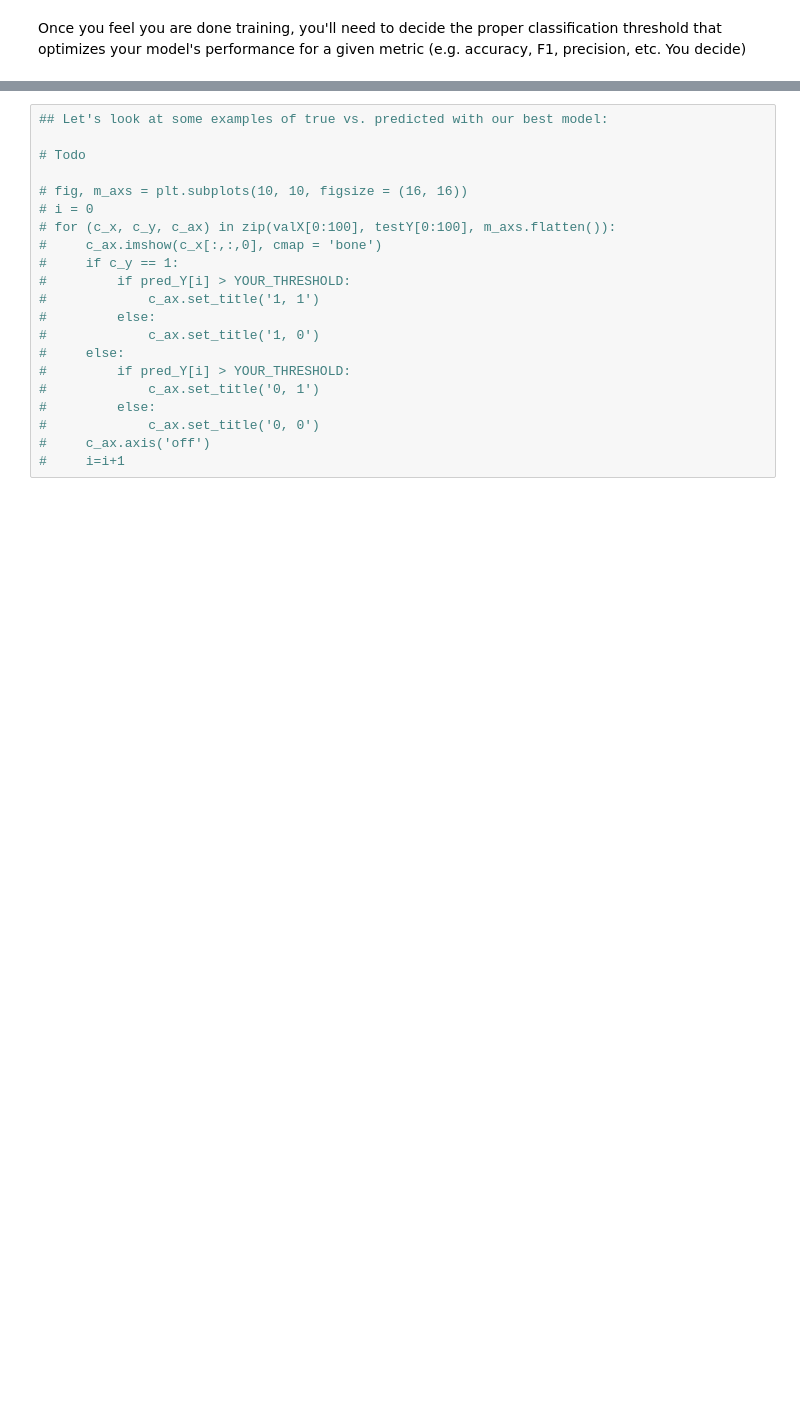
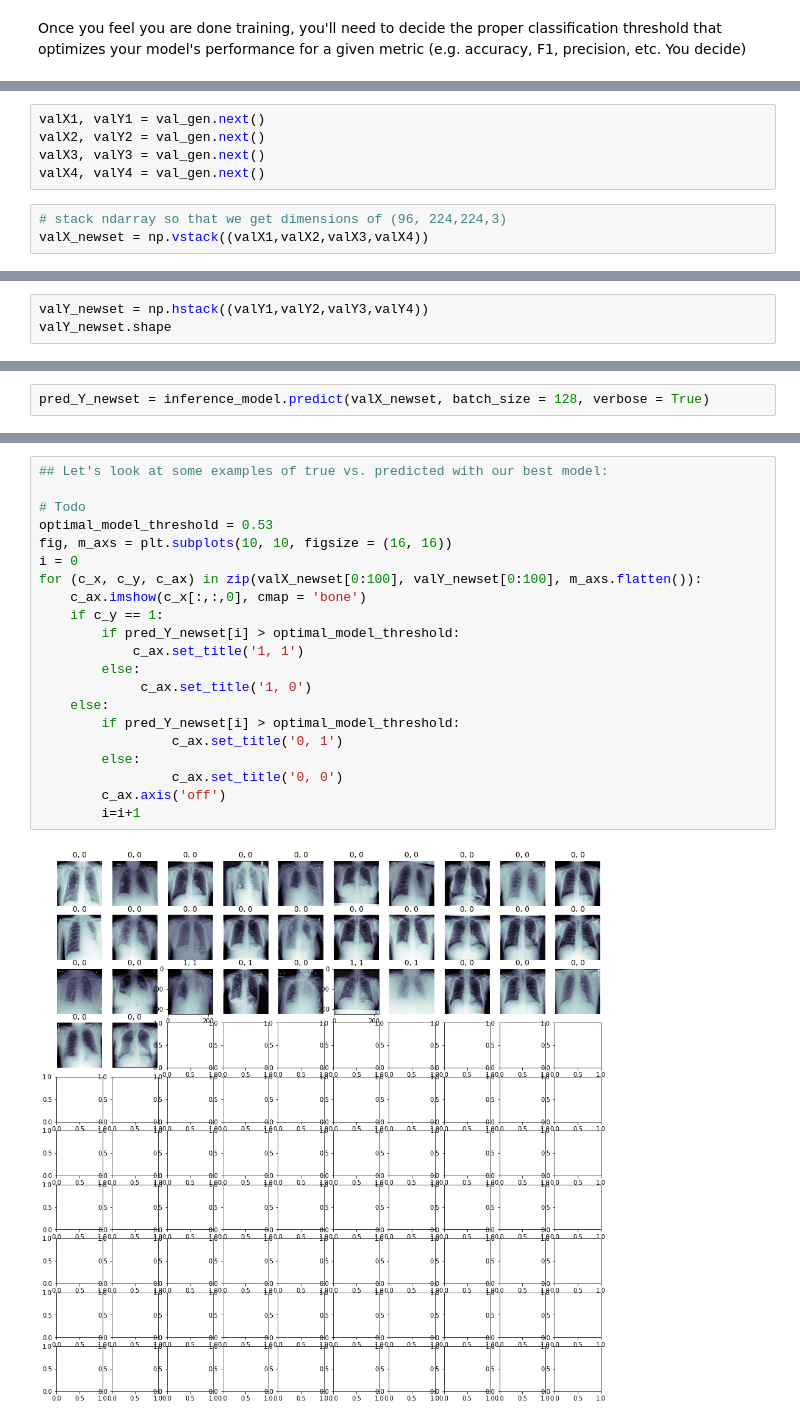
Before and after one commit to mneela/Udacity-Pneumonia-Classification, a Jupyter notebook: Build and train model.ipynb, the cells around one changed output, grey strips where cells are left out. Drawn from its saved outputs; the diff is of its cells as text; blank space fills up the shorter version.

```diff
--- a/Build and train model.ipynb
+++ b/Build and train model.ipynb
@@ -613,0 +696,8 @@ Once you feel you are done training, you'll need to decide the proper classifica
+# %%
+valX1, valY1 = val_gen.next()
+valX2, valY2 = val_gen.next()
+valX3, valY3 = val_gen.next()
+valX4, valY4 = val_gen.next()
+# %%
+# stack ndarray so that we get dimensions of (96, 224,224,3)
+valX_newset = np.vstack((valX1,valX2,valX3,valX4))
@@ -613,0 +708,3 @@ Once you feel you are done training, you'll need to decide the proper classifica
+# %%
+valY_newset = np.hstack((valY1,valY2,valY3,valY4))
+valY_newset.shape
@@ -613,0 +713,2 @@ Once you feel you are done training, you'll need to decide the proper classifica
+# %%
+pred_Y_newset = inference_model.predict(valX_newset, batch_size = 128, verbose = True)
@@ -614,24 +717,26 @@ Once you feel you are done training, you'll need to decide the proper classifica
 # %%
 ## Let's look at some examples of true vs. predicted with our best model:
 
 # Todo
-
-# fig, m_axs = plt.subplots(10, 10, figsize = (16, 16))
-# i = 0
-# for (c_x, c_y, c_ax) in zip(valX[0:100], testY[0:100], m_axs.flatten()):
-#     c_ax.imshow(c_x[:,:,0], cmap = 'bone')
-#     if c_y == 1:
-#         if pred_Y[i] > YOUR_THRESHOLD:
-#             c_ax.set_title('1, 1')
-#         else:
-#             c_ax.set_title('1, 0')
-#     else:
-#         if pred_Y[i] > YOUR_THRESHOLD:
-#             c_ax.set_title('0, 1')
-#         else:
-#             c_ax.set_title('0, 0')
-#     c_ax.axis('off')
-#     i=i+1
+optimal_model_threshold = 0.53
+fig, m_axs = plt.subplots(10, 10, figsize = (16, 16))
+i = 0
+for (c_x, c_y, c_ax) in zip(valX_newset[0:100], valY_newset[0:100], m_axs.flatten()):
+    c_ax.imshow(c_x[:,:,0], cmap = 'bone')
+    if c_y == 1:
+        if pred_Y_newset[i] > optimal_model_threshold:
+            c_ax.set_title('1, 1')
+        else:
+             c_ax.set_title('1, 0')
+    else:
+        if pred_Y_newset[i] > optimal_model_threshold:
+                 c_ax.set_title('0, 1')
+        else:
+                 c_ax.set_title('0, 0')
+        c_ax.axis('off')
+        i=i+1
+# %% [output]
+[figure, added]
 # %%
 ## Just save model architecture to a .json:
 
```
Also changed, not shown: parts of 35 cells of this notebook.
